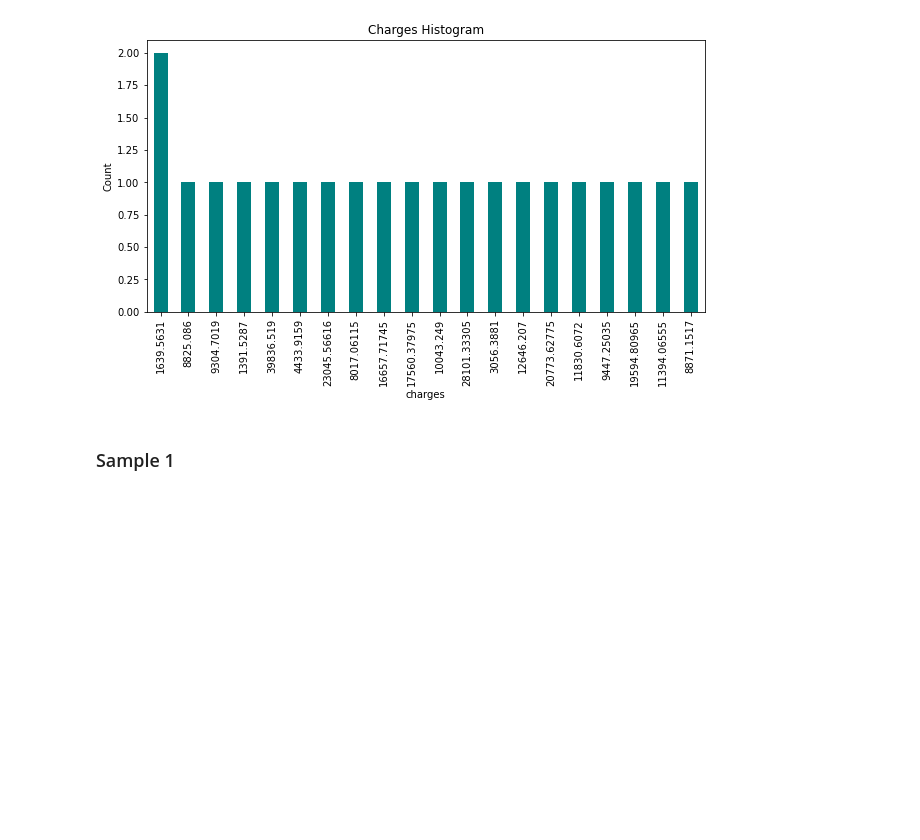
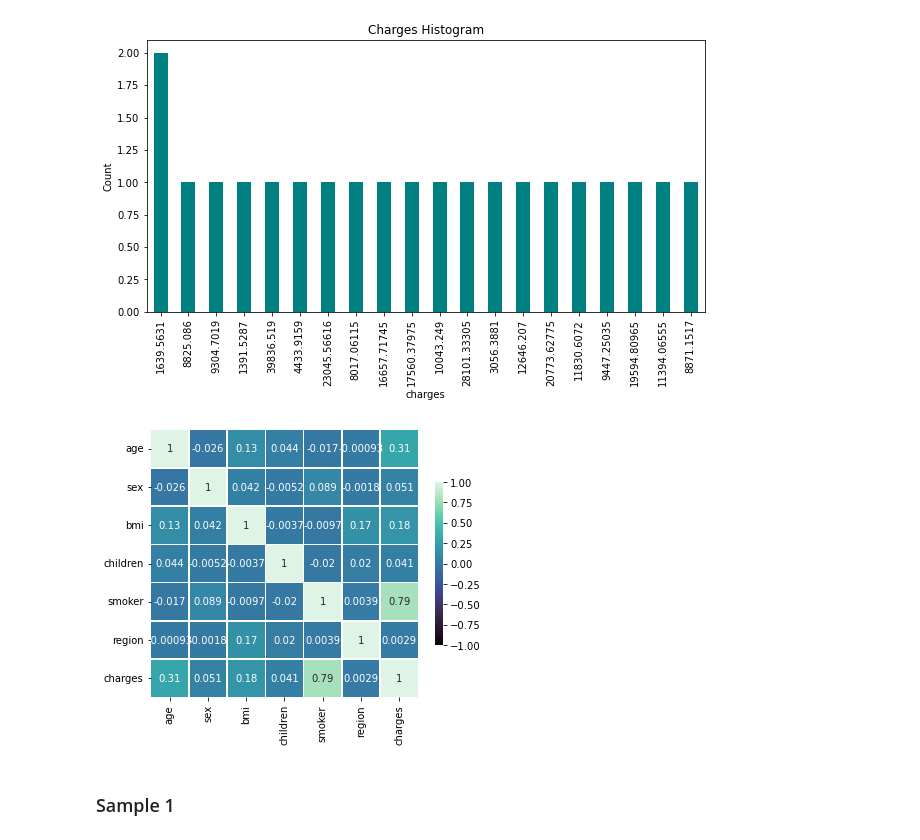
Before and after one commit to arosapinto/challenge_jobapplication, a Jupyter notebook: notebooks/challenge.ipynb, the cells around one changed output. Drawn from its saved outputs; the diff is of its cells as text; code cells hidden in the pictures; blank space fills up the shorter version.

```diff
--- a/notebooks/challenge.ipynb
+++ b/notebooks/challenge.ipynb
@@ -16,7 +17,7 @@ from PIL import Image
 # %% [markdown]
 <h2> Training data set import
 # %%
-df= pd.read_csv("D:\\rejobapplicationdatascientist\\train_lblencoder_df.csv")
+df= pd.read_csv("D:\\rejobapplicationdatascientist\\data\\train_lblencoder_df.csv")
 # %%
 df.info()
 print(df.isnull().sum())
@@ -119,6 +120,12 @@ plt.ylabel("Count")
 plt.xlabel("charges");
 # %% [output]
 [figure]
+# %%
+plt.rcParams["figure.figsize"] = (6,6)
+ax = sns.heatmap(df.corr(), vmin=-1, vmax=1,
+    square=True, linewidths=.5, cbar_kws={"shrink": .5}, cmap="mako", annot=True)
+# %% [output]
+[figure, added]
 # %% [markdown]
 <h3> Sample 1
 # %%
```
Also changed, not shown: parts of 5 cells of this notebook.
